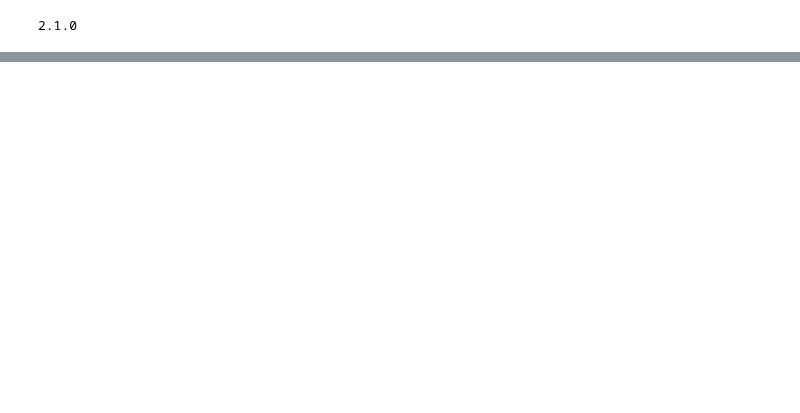
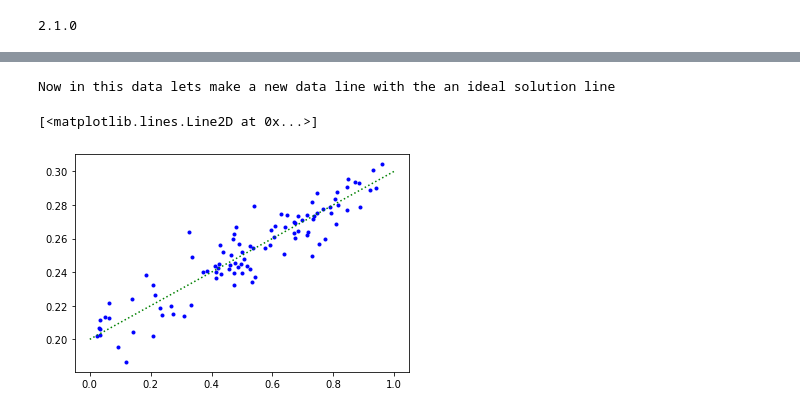
Before and after one commit to YashMunjal/Deep-learning-keras, a Jupyter notebook: linear-regression.ipynb, the cells around one changed output, grey strips where cells are left out. Saved outputs shown, nothing was run; the diff lists cells and outputs as text; code cells hidden in the pictures; blank space fills up the shorter version.

```diff
--- a/linear-regression.ipynb
+++ b/linear-regression.ipynb
@@ -113,0 +114,10 @@ Plotting the data
+# %%
+print("Now in this data lets make a new data line with the an ideal solution line")
+w=0.1
+b=0.2
+plt.plot(X.numpy(),Y.numpy(),"b.")
+plt.plot([0,1],[0*w+b,1*w+b],"g:")
+# %% [output]
+Now in this data lets make a new data line with the an ideal solution line
+[<matplotlib.lines.Line2D at 0x...>]
+[figure, added]
```
Also changed, not shown: parts of 16 cells of this notebook.
